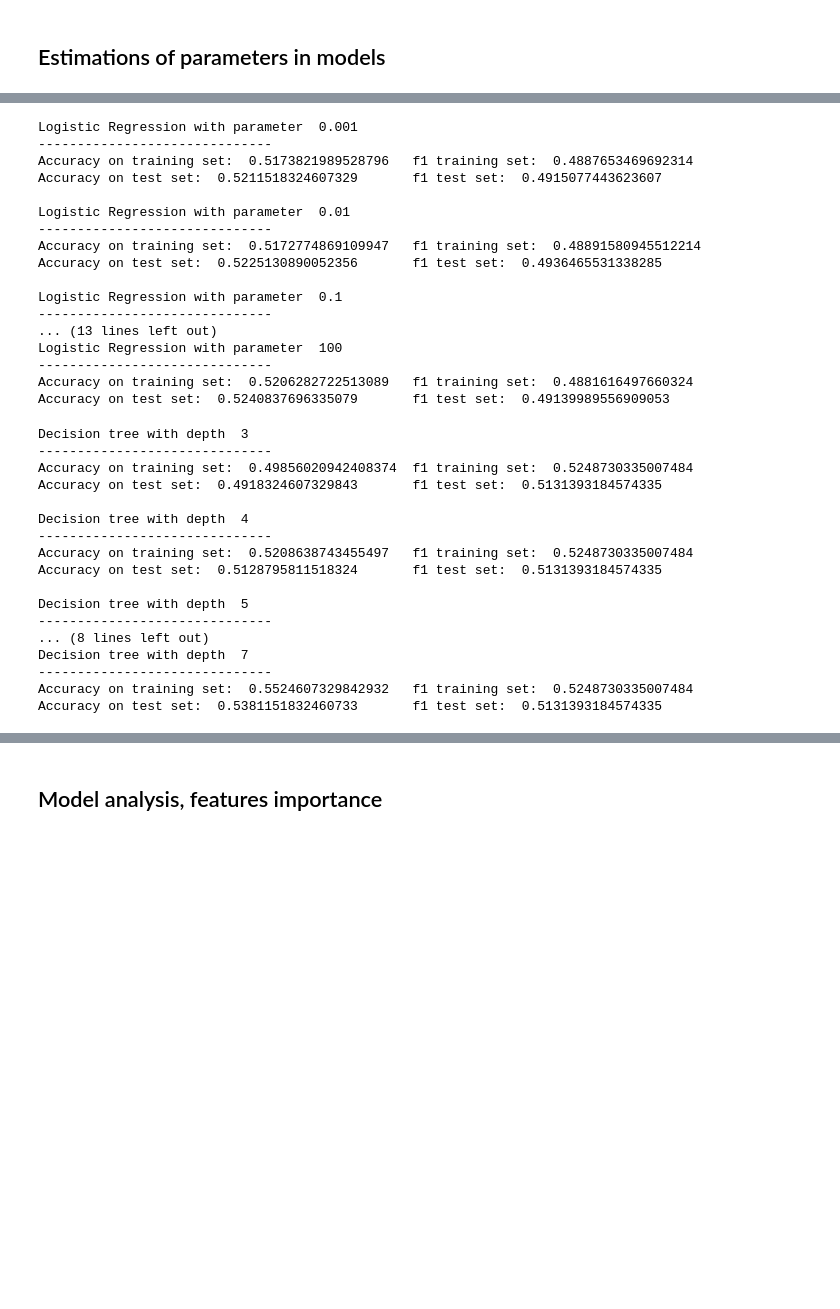
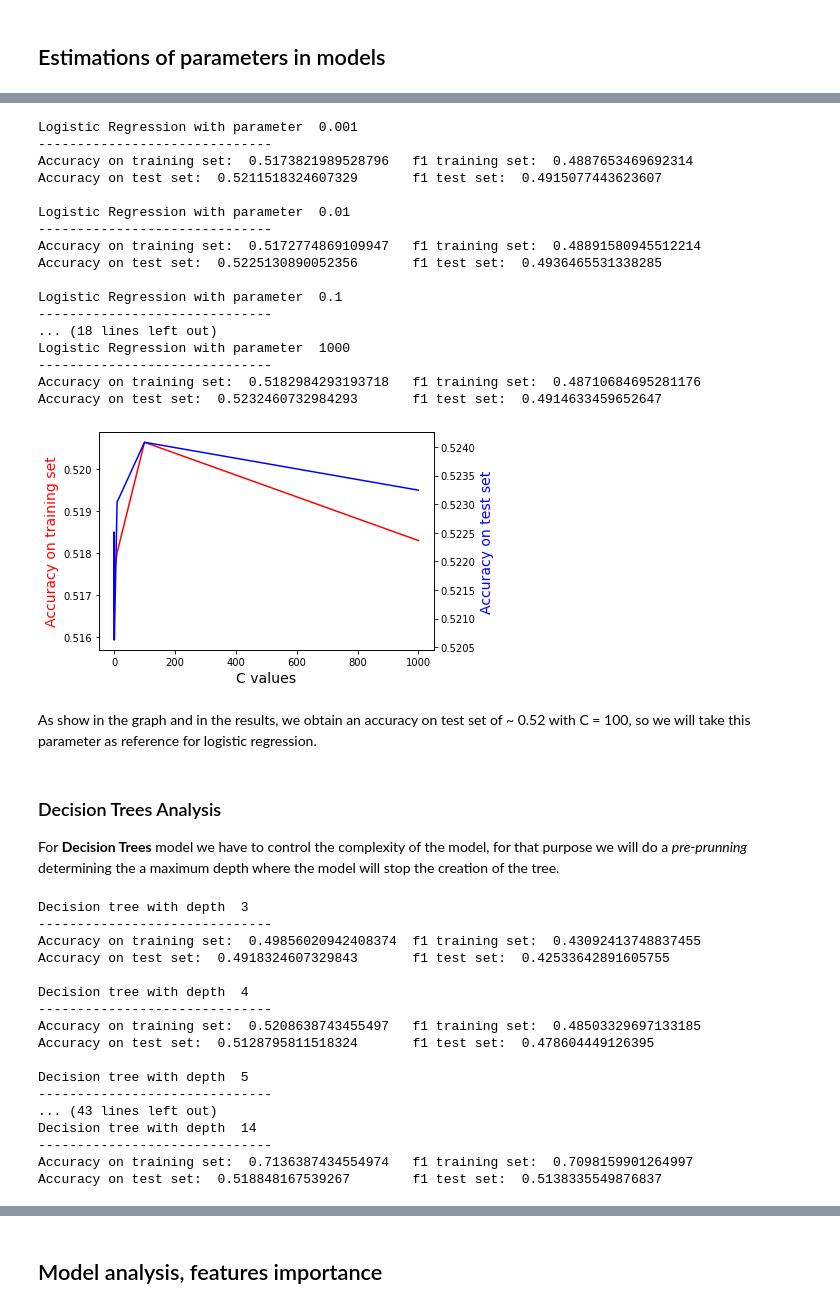
Before and after one commit to joseb061/Master-projects, a Jupyter notebook: Python-quiniela/analysis/ModelAnalysis.ipynb, the cells around one changed output, grey strips where cells are left out. Drawn from its saved outputs; the diff is of its cells as text; code cells hidden in the pictures; blank space fills up the shorter version.

```diff
--- a/Python-quiniela/analysis/ModelAnalysis.ipynb
+++ b/Python-quiniela/analysis/ModelAnalysis.ipynb
@@ -149,6 +121,9 @@ def ROC_PRC_matrix(trained_model, y_test, X_test):
 # %%
 # Looking for best parameter for logistic regression model
-for C in [0.001, 0.01, 0.1, 1, 10, 100]:
+C_values = [0.001, 0.01, 0.1, 1, 10, 100, 1000]
+Accuracy_training_logreg = [] * len(C_values)
+Accuracy_test_logreg = [] * len(C_values)
+for C in C_values:
     logreg = LogisticRegression(C=C).fit(X_train, y_train)
     prediction_in = logreg.predict(X_train)
     accuracy_f1_in = f1_score(y_train, prediction_in, average="weighted")
@@ -159,6 +134,8 @@ for C in [0.001, 0.01, 0.1, 1, 10, 100]:
     print("-" * 30)
     print("Accuracy on training set: ",logreg.score(X_train, y_train), "\tf1 training set: ", accuracy_f1_in )
     print("Accuracy on test set: ",logreg.score(X_test, y_test), "\tf1 test set: ", accuracy_f1_out )
+    Accuracy_training_logreg.append(logreg.score(X_train, y_train))
+    Accuracy_test_logreg.append(logreg.score(X_test, y_test))
 # %% [output]
 Logistic Regression with parameter  0.001
 ------------------------------
@@ -172,14 +149,34 @@ Accuracy on test set:  0.5225130890052356       f1 test set:  0.4936465531338285
 
 Logistic Regression with parameter  0.1
 ------------------------------
-... (13 lines left out)
-Logistic Regression with parameter  100
+... (18 lines left out)
+Logistic Regression with parameter  1000
 ------------------------------
-Accuracy on training set:  0.5206282722513089   f1 training set:  0.4881616497660324
-Accuracy on test set:  0.5240837696335079       f1 test set:  0.49139989556909053
+Accuracy on training set:  0.5182984293193718   f1 training set:  0.48710684695281176
+Accuracy on test set:  0.5232460732984293       f1 test set:  0.4914633459652647
+# %%
+# We plot the results
+fig,ax = plt.subplots()
+ax.plot(C_values, Accuracy_training_logreg, color="red")
+ax.set_xlabel("C values",fontsize=14)
+ax.set_ylabel("Accuracy on training set",color="red",fontsize=14)
+ax2=ax.twinx()
+ax2.plot(C_values, Accuracy_test_logreg,color="blue")
+ax2.set_ylabel("Accuracy on test set",color="blue",fontsize=14)
+plt.show()
+# %% [output]
+[figure, added]
+# %% [markdown]
+As show in the graph and in the results, we obtain an accuracy on test set of ~ 0.52 with C = 100, so we will take this parameter as reference for logistic regression.
+# %% [markdown]
+### Decision Trees Analysis
+For **Decision Trees** model we have to control the complexity of the model, for that purpose we will do a *pre-prunning* determining the a maximum depth where the model will stop the creation of the tree.
 # %%
 # Preprunning for decision tree model, avoiding overfitting
-for depth in range(3,8):
+depths = range(3,15)
+Accuracy_training_tree = [] * len(depths)
+Accuracy_test_tree = [] * len(depths)
+for depth in depths:
     tree = DecisionTreeClassifier(max_depth=depth).fit(X_train, y_train)
     prediction_in = tree.predict(X_train)
     accuracy_f1_in = f1_score(y_train, prediction_in, average="weighted")
@@ -188,23 +185,25 @@ for depth in range(3,8):
     print()
     print("Decision tree with depth ", depth)
     print("-" * 30)
-    print("Accuracy on training set: ",tree.score(X_train, y_train), "\tf1 training set: ", accuracy_r2_in )
-    print("Accuracy on test set: ",tree.score(X_test, y_test), "\tf1 test set: ", accuracy_r2_out )
+    print("Accuracy on training set: ",tree.score(X_train, y_train), "\tf1 training set: ", accuracy_f1_in )
+    print("Accuracy on test set: ",tree.score(X_test, y_test), "\tf1 test set: ", accuracy_f1_out )
+    Accuracy_training_tree.append(tree.score(X_train, y_train))
+    Accuracy_test_tree.append(tree.score(X_test, y_test))
 # %% [output]
 Decision tree with depth  3
 ------------------------------
-Accuracy on training set:  0.49856020942408374  f1 training set:  0.5248730335007484
-Accuracy on test set:  0.4918324607329843       f1 test set:  0.5131393184574335
+Accuracy on training set:  0.49856020942408374  f1 training set:  0.43092413748837455
+Accuracy on test set:  0.4918324607329843       f1 test set:  0.42533642891605755
 
 Decision tree with depth  4
 ------------------------------
-Accuracy on training set:  0.5208638743455497   f1 training set:  0.5248730335007484
-Accuracy on test set:  0.5128795811518324       f1 test set:  0.5131393184574335
+Accuracy on training set:  0.5208638743455497   f1 training set:  0.48503329697133185
+Accuracy on test set:  0.5128795811518324       f1 test set:  0.478604449126395
 
 Decision tree with depth  5
 ------------------------------
-... (8 lines left out)
-Decision tree with depth  7
+... (43 lines left out)
+Decision tree with depth  14
 ------------------------------
-Accuracy on training set:  0.5524607329842932   f1 training set:  0.5248730335007484
-Accuracy on test set:  0.5381151832460733       f1 test set:  0.5131393184574335
+Accuracy on training set:  0.7136387434554974   f1 training set:  0.7098159901264997
+Accuracy on test set:  0.518848167539267        f1 test set:  0.5138335549876837
```
Also changed, not shown: parts of 26 cells of this notebook.
